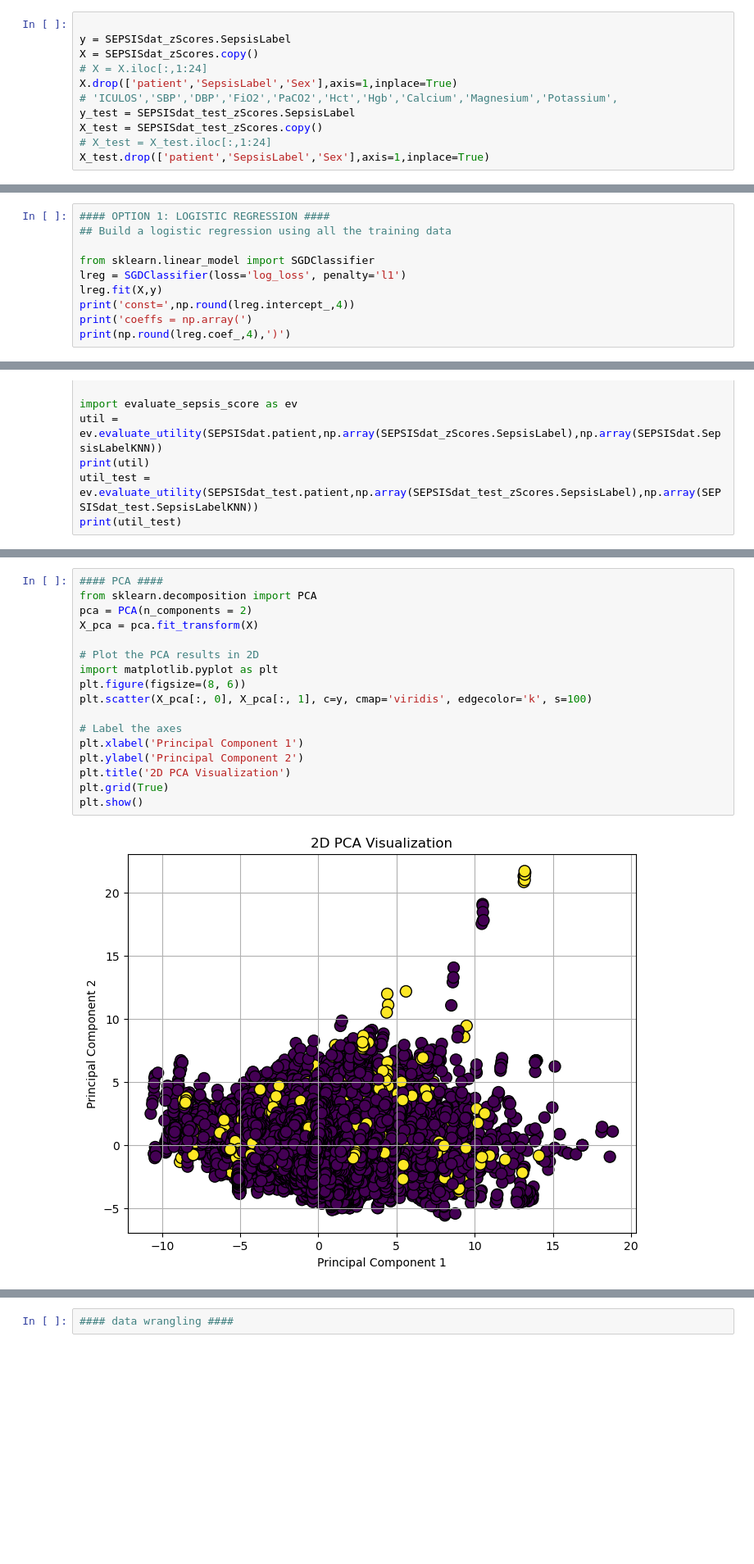
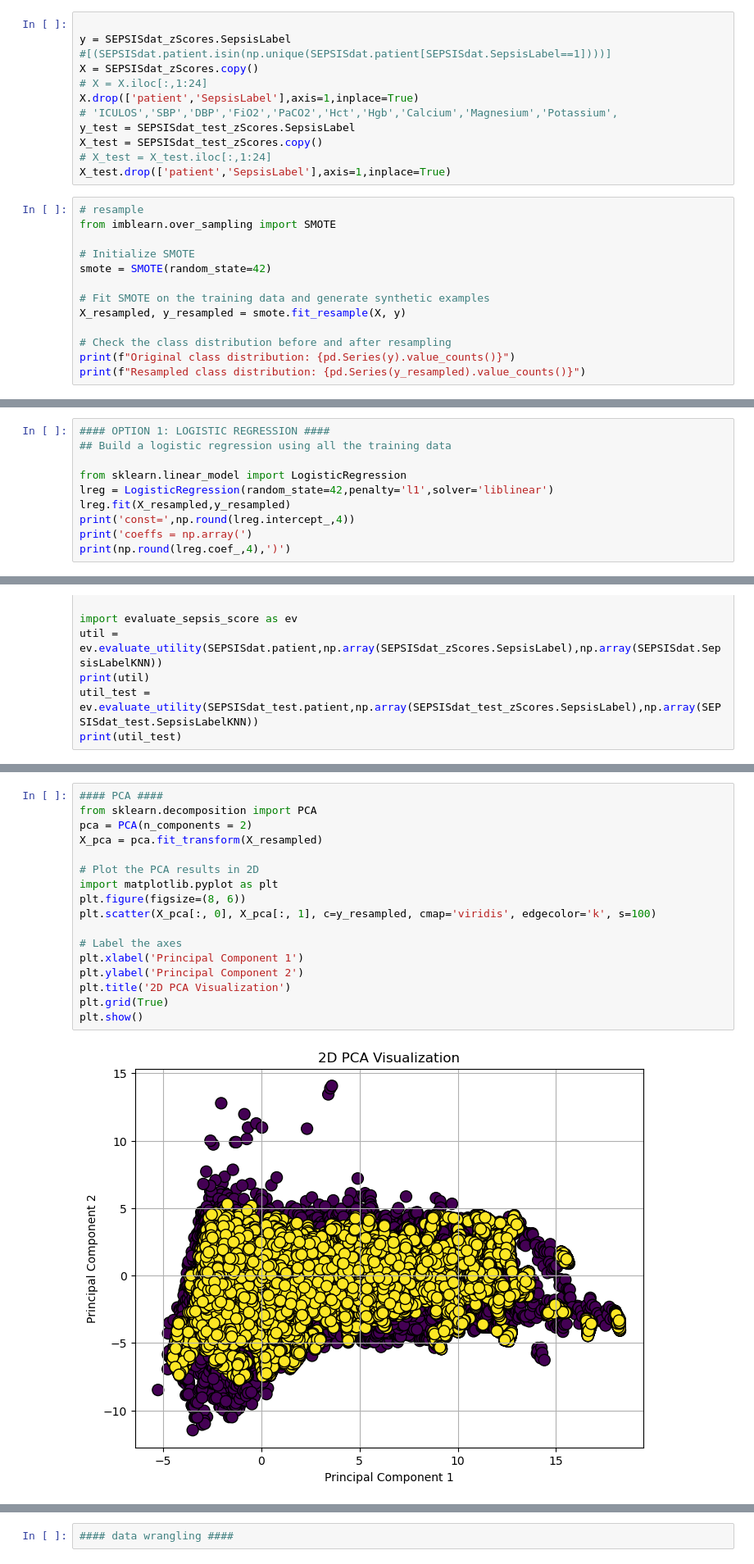
Before and after one commit to SfyXboh/BMEG423_CDSS_Assignment_2024, a Jupyter notebook: python_modelBuilding/training.ipynb, the cells around one changed output, grey strips where cells are left out. Shown: that part at 82% size. Saved outputs shown, nothing was run; the diff lists cells and outputs as text; blank space fills up the shorter version.

Commit message:
light gbm is more promising; resampling didn't make gbm perform better (and it emphasizes O2Sat for some reason); derivatives didn't quite help

```diff
--- a/python_modelBuilding/training.ipynb
+++ b/python_modelBuilding/training.ipynb
@@ -203,11 +193,25 @@ SEPSISdat_test_zScores = SEPSISdat_test_zScores.fillna(0)
 # %%
 
 y = SEPSISdat_zScores.SepsisLabel
+#[(SEPSISdat.patient.isin(np.unique(SEPSISdat.patient[SEPSISdat.SepsisLabel==1])))]
 X = SEPSISdat_zScores.copy()
 # X = X.iloc[:,1:24]
-X.drop(['patient','SepsisLabel','Sex'],axis=1,inplace=True)
+X.drop(['patient','SepsisLabel'],axis=1,inplace=True)
 # 'ICULOS','SBP','DBP','FiO2','PaCO2','Hct','Hgb','Calcium','Magnesium','Potassium',
 y_test = SEPSISdat_test_zScores.SepsisLabel
 X_test = SEPSISdat_test_zScores.copy()
 # X_test = X_test.iloc[:,1:24]
-X_test.drop(['patient','SepsisLabel','Sex'],axis=1,inplace=True)
+X_test.drop(['patient','SepsisLabel'],axis=1,inplace=True)
+# %%
+# resample
+from imblearn.over_sampling import SMOTE
+
+# Initialize SMOTE
+smote = SMOTE(random_state=42)
+
+# Fit SMOTE on the training data and generate synthetic examples
+X_resampled, y_resampled = smote.fit_resample(X, y)
+
+# Check the class distribution before and after resampling
+print(f"Original class distribution: {pd.Series(y).value_counts()}")
+print(f"Resampled class distribution: {pd.Series(y_resampled).value_counts()}")
@@ -217,9 +228,9 @@ t.drop(['patient','SepsisLabel','sepsis_phase','FiO2','SBP','Hgb','Calcium','Mag
 #### OPTION 1: LOGISTIC REGRESSION ####
 ## Build a logistic regression using all the training data
 
-from sklearn.linear_model import SGDClassifier
-lreg = SGDClassifier(loss='log_loss', penalty='l1')
-lreg.fit(X,y)
+from sklearn.linear_model import LogisticRegression
+lreg = LogisticRegression(random_state=42,penalty='l1',solver='liblinear')
+lreg.fit(X_resampled,y_resampled)
 print('const=',np.round(lreg.intercept_,4))
 print('coeffs = np.array(')
 print(np.round(lreg.coef_,4),')')
@@ -450,22 +573,22 @@ Threshold: 0.51
 # %%
 #### PCA ####
 from sklearn.decomposition import PCA
 pca = PCA(n_components = 2)
-X_pca = pca.fit_transform(X)
+X_pca = pca.fit_transform(X_resampled)
 
 # Plot the PCA results in 2D
 import matplotlib.pyplot as plt
 plt.figure(figsize=(8, 6))
-plt.scatter(X_pca[:, 0], X_pca[:, 1], c=y, cmap='viridis', edgecolor='k', s=100)
+plt.scatter(X_pca[:, 0], X_pca[:, 1], c=y_resampled, cmap='viridis', edgecolor='k', s=100)
 
 # Label the axes
 plt.xlabel('Principal Component 1')
 plt.ylabel('Principal Component 2')
 plt.title('2D PCA Visualization')
 plt.grid(True)
 plt.show()
 # %% [output]
-[figure, old version]
+[figure, new version]
 # %%
 from sklearn.ensemble import RandomForestClassifier
 from sklearn.metrics import roc_curve, roc_auc_score
```
Also changed, not shown: parts of 21 cells of this notebook, 1 other file.
